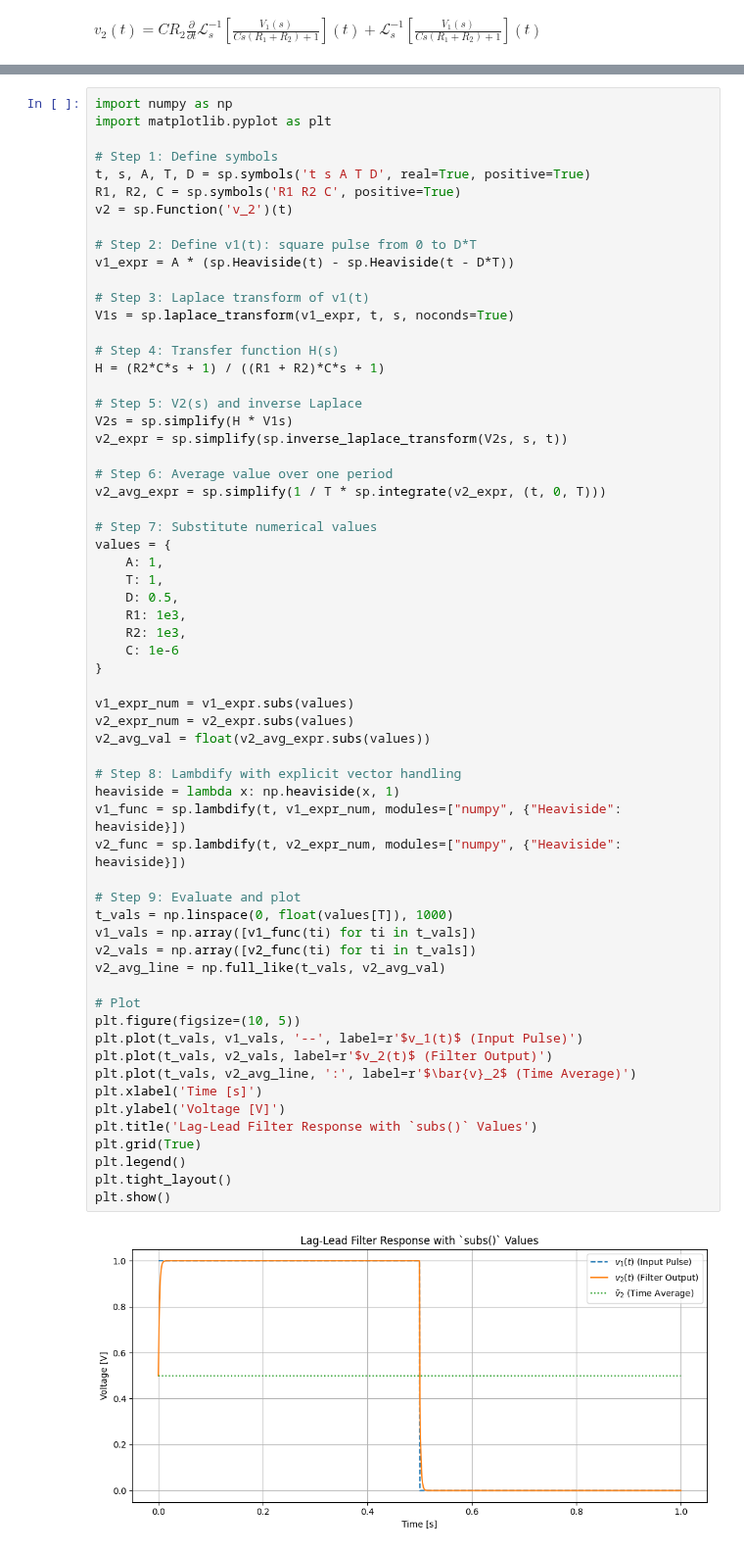
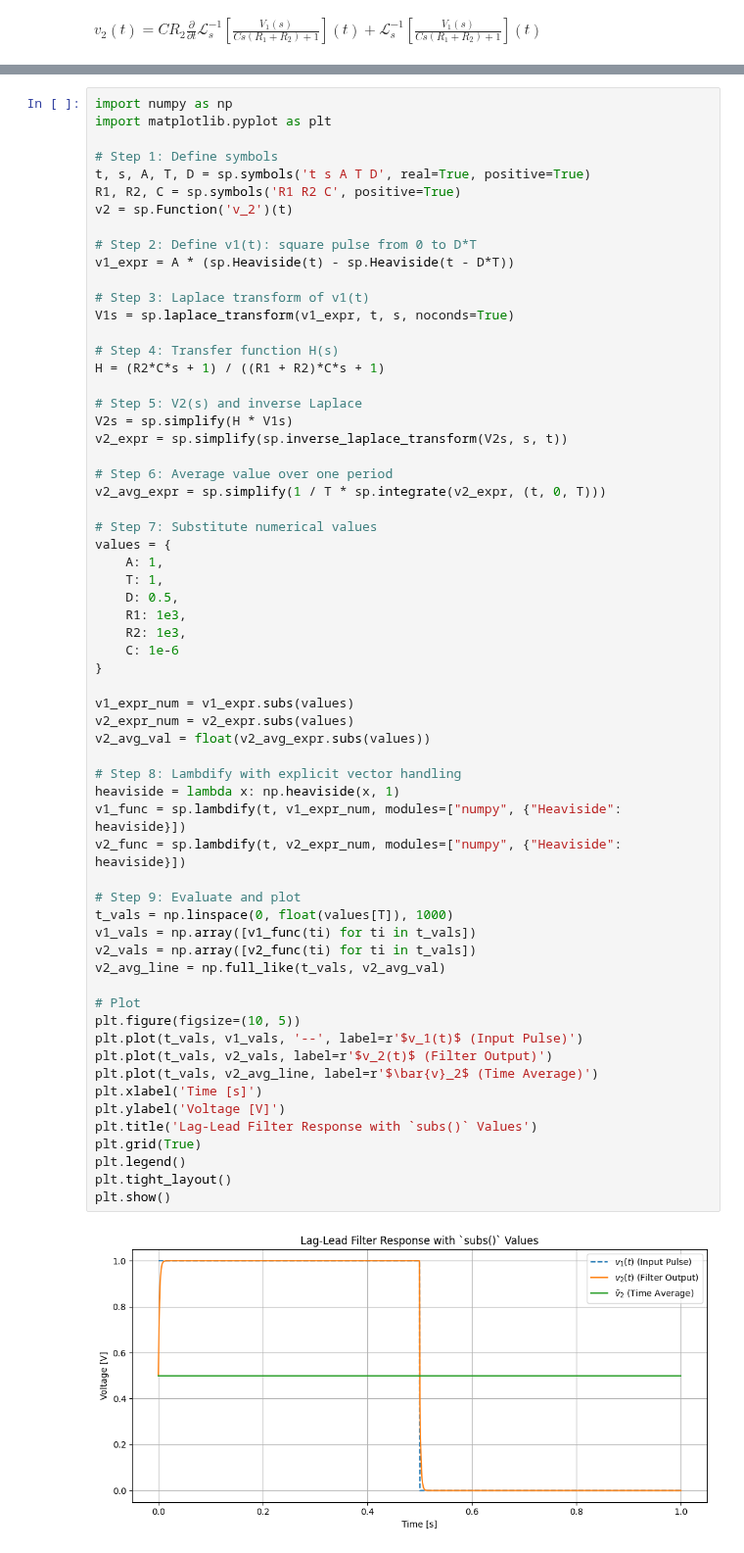
Before and after one commit to NortheLo/Microwave_Eng_Lab, a Jupyter notebook: Lab7_PLL/Lab7_Luis.ipynb, the cells around one changed output, grey strips where cells are left out. Shown at 98% size. Saved outputs shown, nothing was run; the diff lists cells and outputs as text.

```diff
--- a/Lab7_PLL/Lab7_Luis.ipynb
+++ b/Lab7_PLL/Lab7_Luis.ipynb
@@ -109,32 +148,32 @@ values = {
     C: 1e-6
 }
 
 v1_expr_num = v1_expr.subs(values)
 v2_expr_num = v2_expr.subs(values)
 v2_avg_val = float(v2_avg_expr.subs(values))
 
 # Step 8: Lambdify with explicit vector handling
 heaviside = lambda x: np.heaviside(x, 1)
 v1_func = sp.lambdify(t, v1_expr_num, modules=["numpy", {"Heaviside": heaviside}])
 v2_func = sp.lambdify(t, v2_expr_num, modules=["numpy", {"Heaviside": heaviside}])
 
 # Step 9: Evaluate and plot
 t_vals = np.linspace(0, float(values[T]), 1000)
 v1_vals = np.array([v1_func(ti) for ti in t_vals])
 v2_vals = np.array([v2_func(ti) for ti in t_vals])
 v2_avg_line = np.full_like(t_vals, v2_avg_val)
 
 # Plot
 plt.figure(figsize=(10, 5))
 plt.plot(t_vals, v1_vals, '--', label=r'$v_1(t)$ (Input Pulse)')
 plt.plot(t_vals, v2_vals, label=r'$v_2(t)$ (Filter Output)')
-plt.plot(t_vals, v2_avg_line, ':', label=r'$\bar{v}_2$ (Time Average)')
+plt.plot(t_vals, v2_avg_line, label=r'$\bar{v}_2$ (Time Average)')
 plt.xlabel('Time [s]')
 plt.ylabel('Voltage [V]')
 plt.title('Lag-Lead Filter Response with `subs()` Values')
 plt.grid(True)
 plt.legend()
 plt.tight_layout()
 plt.show()
 # %% [output]
-[figure, old version]
+[figure, new version]
```
Also changed, not shown: parts of 11 cells of this notebook, 8 other files.
